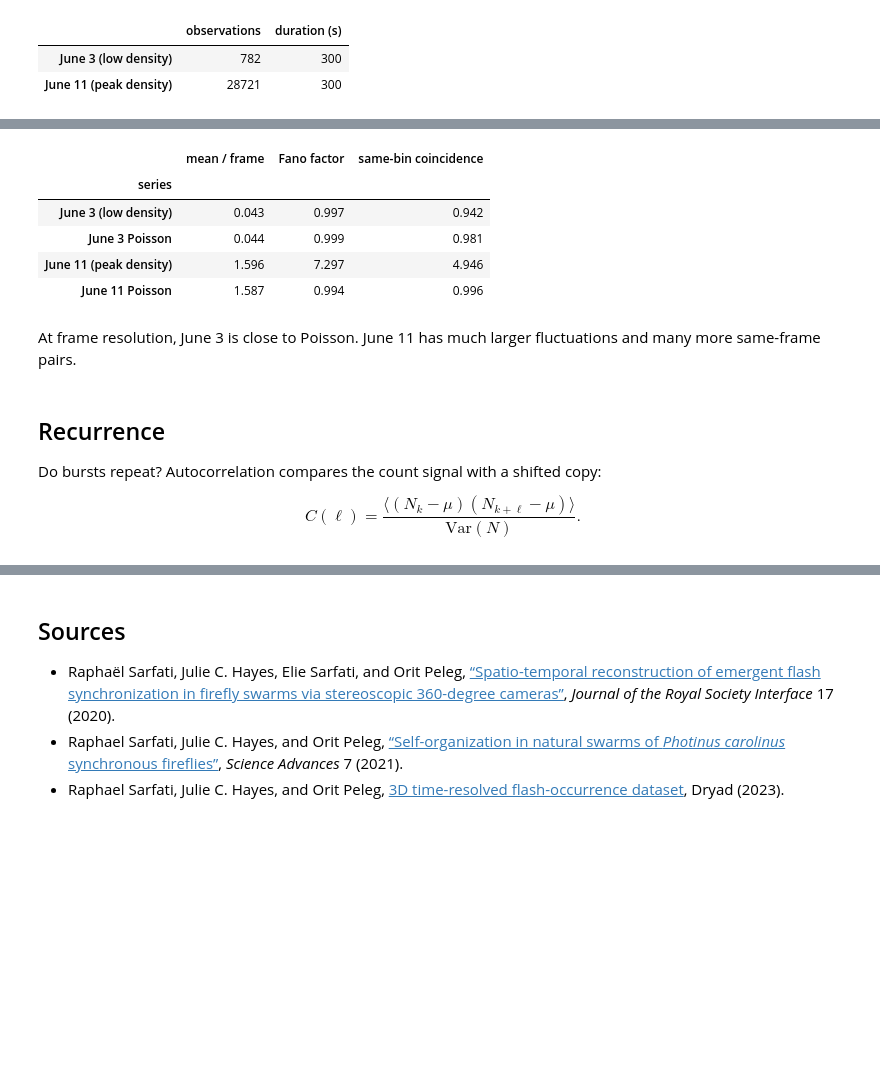
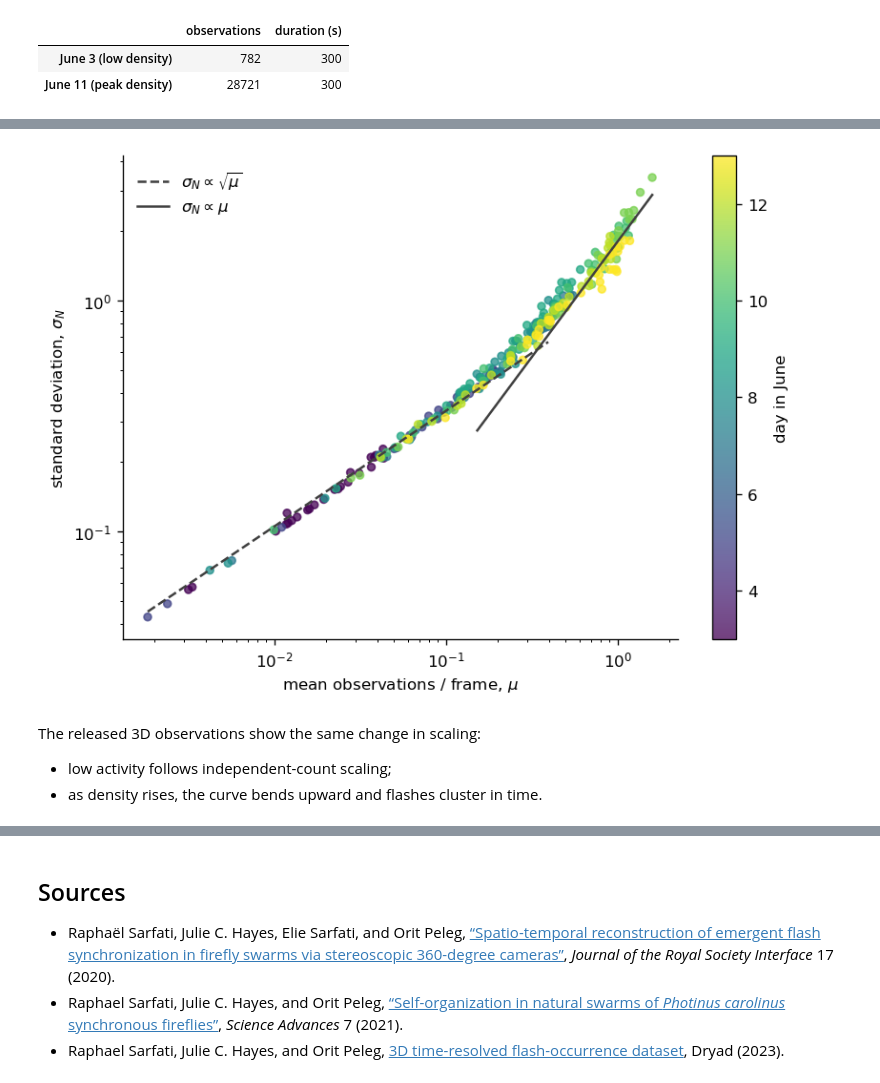
Before and after one commit to shaevitz/567-Crowd-Control, a Jupyter notebook: lectures/lecture-02-firefly-synchronization.ipynb, the cells around one changed output, grey strips where cells are left out. Drawn from its saved outputs; the diff is of its cells as text; code cells hidden in the pictures; blank space fills up the shorter version.

```diff
--- a/lectures/lecture-02-firefly-synchronization.ipynb
+++ b/lectures/lecture-02-firefly-synchronization.ipynb
@@ -407,39 +409,51 @@ Independent Poisson counts give $F=1$ and $g^{(2)}(0)=1$.
 # %%
-def count_metrics(counts):
-    mean = counts.mean()
-    return {
-        "mean / frame": mean,
-        "Fano factor": counts.var() / mean,
-        "same-bin coincidence": np.mean(counts * (counts - 1)) / mean**2,
-    }
+window_stats = pd.read_csv(DATA / "five-minute-window-statistics.csv")
+mu = window_stats["mean_observations_per_frame"]
+sigma = window_stats["sd_observations_per_frame"]
 
-rng = np.random.default_rng(567)
-frame_counts = {}
-metric_rows = []
+low = mu < 0.2
+high = mu > 0.8
+sqrt_scale = np.median(sigma[low] / np.sqrt(mu[low]))
+linear_scale = np.median(sigma[high] / mu[high])
+guide_mu = np.logspace(np.log10(mu.min()), np.log10(mu.max()), 200)
 
-for night, observations in fireflies.items():
-    _, counts = binned_counts(observations, WINDOWS[night][1], 1 / FPS)
-    frame_counts[night] = counts
-    poisson_counts = rng.poisson(counts.mean(), size=len(counts))
-
-    metric_rows.append({"series": NIGHT_LABELS[night], **count_metrics(counts)})
-    metric_rows.append({"series": f"{night} Poisson", **count_metrics(poisson_counts)})
-
-pd.DataFrame(metric_rows).set_index("series").round(3)
+fig, ax = plt.subplots(figsize=(7, 5))
+points = ax.scatter(
+    mu,
+    sigma,
+    c=window_stats["day"],
+    cmap="viridis",
+    s=22,
+    alpha=0.75,
+)
+ax.plot(
+    guide_mu[guide_mu <= 0.4],
+    sqrt_scale * np.sqrt(guide_mu[guide_mu <= 0.4]),
+    "--",
+    color="0.25",
+    label=r"$\sigma_N \propto \sqrt{\mu}$",
+)
+ax.plot(
+    guide_mu[guide_mu >= 0.15],
+    linear_scale * guide_mu[guide_mu >= 0.15],
+    "-",
+    color="0.25",
+    label=r"$\sigma_N \propto \mu$",
+)
+ax.set(
+    xscale="log",
+    yscale="log",
+    xlabel=r"mean observations / frame, $\mu$",
+    ylabel=r"standard deviation, $\sigma_N$",
+)
+ax.legend(frameon=False)
+fig.colorbar(points, ax=ax, label="day in June")
+fig.tight_layout()
+plt.show()
 # %% [output]
-|  | mean / frame | Fano factor | same-bin coincidence |
-| series |  |  |  |
-| June 3 (low density) | 0.043 | 0.997 | 0.942 |
-| June 3 Poisson | 0.044 | 0.999 | 0.981 |
-| June 11 (peak density) | 1.596 | 7.297 | 4.946 |
-| June 11 Poisson | 1.587 | 0.994 | 0.996 |
+[figure, added]
 # %% [markdown]
-At frame resolution, June 3 is close to Poisson. June 11 has much larger fluctuations and many more same-frame pairs.
+The released 3D observations show the same change in scaling:
+
+- low activity follows independent-count scaling;
+- as density rises, the curve bends upward and flashes cluster in time.
-# %% [markdown]
-## Recurrence
-
-Do bursts repeat? Autocorrelation compares the count signal with a shifted copy:
-
-$$
-C(\ell)=\frac{\langle (N_k-\mu)(N_{k+\ell}-\mu)\rangle}{\mathrm{Var}(N)}.
-$$
```
Also changed, not shown: parts of 27 cells of this notebook, 5 other files.
